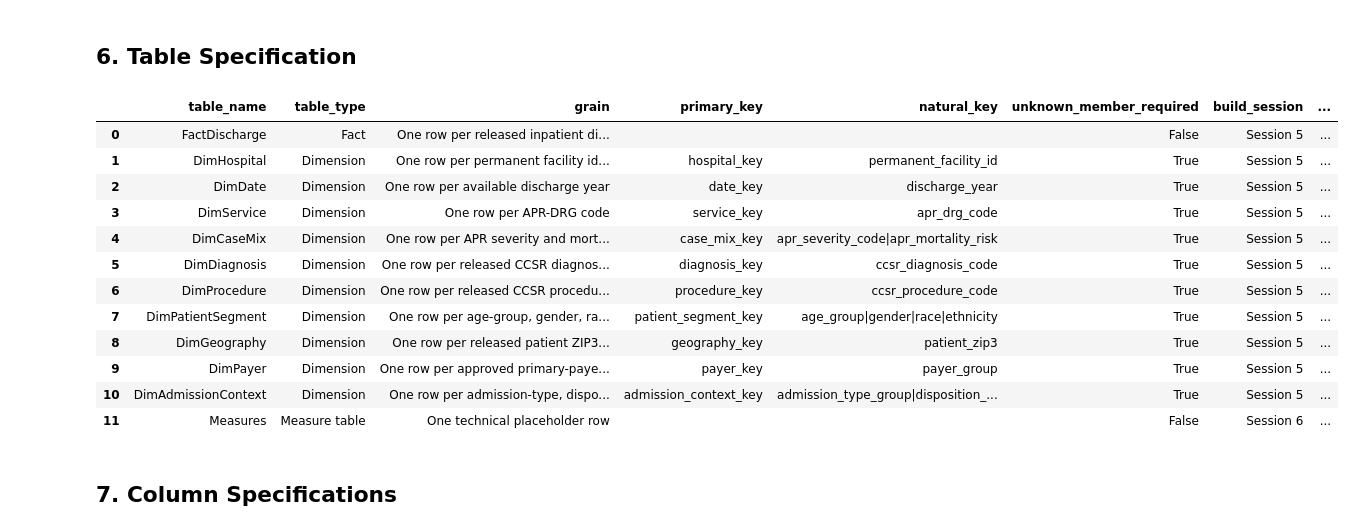
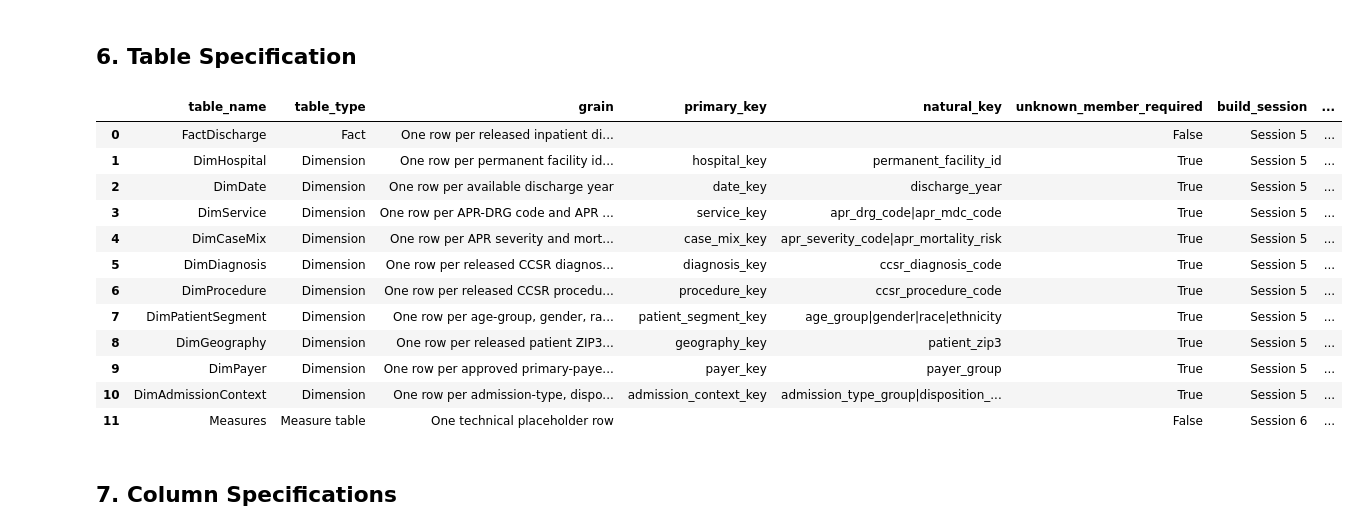
Before and after one commit to doyounghi/Healthcare-data-analysis, a Jupyter notebook: 04_hospital_operations_powerbi/notebooks/03_star_schema_design.ipynb, the cells around one changed output. Saved outputs shown, nothing was run; the diff lists cells and outputs as text; code cells hidden in the pictures.

```diff
--- a/04_hospital_operations_powerbi/notebooks/03_star_schema_design.ipynb
+++ b/04_hospital_operations_powerbi/notebooks/03_star_schema_design.ipynb
@@ -489,17 +519,20 @@ table_specification = pd.DataFrame(
         {
             "table_name": "DimService",
             "table_type": "Dimension",
-            "grain": "One row per APR-DRG code",
+            "grain": (
+                "One row per APR-DRG code and APR MDC code combination"
+            ),
             "primary_key": "service_key",
-            "natural_key": "apr_drg_code",
+            "natural_key": "apr_drg_code|apr_mdc_code",
             "unknown_member_required": True,
             "build_session": "Session 5",
             "business_role": (
                 "APR-DRG, MDC, and medical/surgical service classification."
             ),
             "important_caveat": (
-                "Code-to-description consistency must be validated "
-                "during the physical build."
+                "APR-DRG Code alone does not uniquely determine APR MDC "
+                "in the audited source. The validated composite natural key "
+                "is APR-DRG Code plus APR MDC Code."
             ),
         },
         {
@@ -606,34 +639,34 @@ table_specification = pd.DataFrame(
             "business_role": (
                 "Admission-pathway and discharge-disposition context."
             ),
             "important_caveat": (
                 "Patient disposition must not be treated as an "
                 "admission-time predictor."
             ),
         },
         {
             "table_name": "Measures",
             "table_type": "Measure table",
             "grain": "One technical placeholder row",
             "primary_key": "",
             "natural_key": "",
             "unknown_member_required": False,
             "build_session": "Session 6",
             "business_role": "Dedicated location for governed DAX measures.",
             "important_caveat": (
                 "This table remains disconnected from the star schema."
             ),
         },
     ]
 )
 
 table_specification
 # %% [output]
 |  | table_name | table_type | grain | primary_key | natural_key | unknown_member_required | build_session | ... |
 | 0 | FactDischarge | Fact | One row per released inpatient di... |  |  | False | Session 5 | ... |
 | 1 | DimHospital | Dimension | One row per permanent facility id... | hospital_key | permanent_facility_id | True | Session 5 | ... |
 | 2 | DimDate | Dimension | One row per available discharge year | date_key | discharge_year | True | Session 5 | ... |
-| 3 | DimService | Dimension | One row per APR-DRG code | service_key | apr_drg_code | True | Session 5 | ... |
+| 3 | DimService | Dimension | One row per APR-DRG code and APR ... | service_key | apr_drg_code|apr_mdc_code | True | Session 5 | ... |
 | 4 | DimCaseMix | Dimension | One row per APR severity and mort... | case_mix_key | apr_severity_code|apr_mortality_risk | True | Session 5 | ... |
 | 5 | DimDiagnosis | Dimension | One row per released CCSR diagnos... | diagnosis_key | ccsr_diagnosis_code | True | Session 5 | ... |
 | 6 | DimProcedure | Dimension | One row per released CCSR procedu... | procedure_key | ccsr_procedure_code | True | Session 5 | ... |
```
Also changed, not shown: parts of 9 cells of this notebook, 35 other files.
